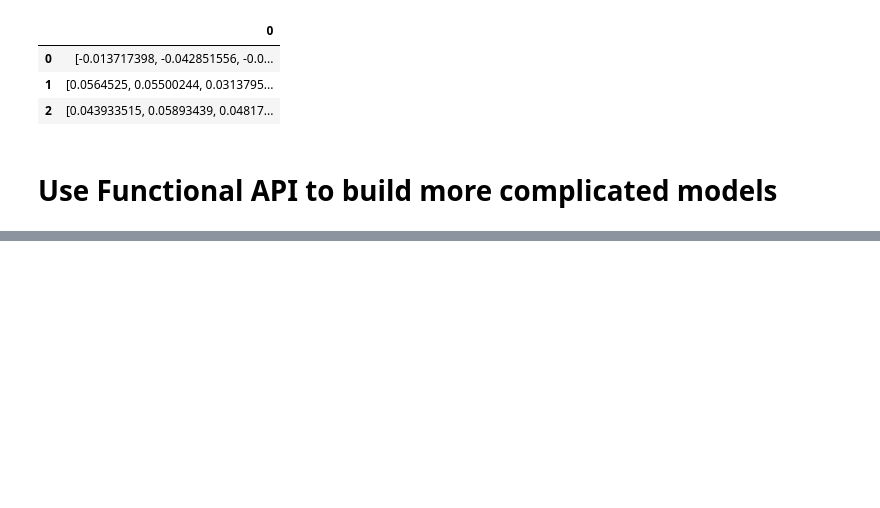
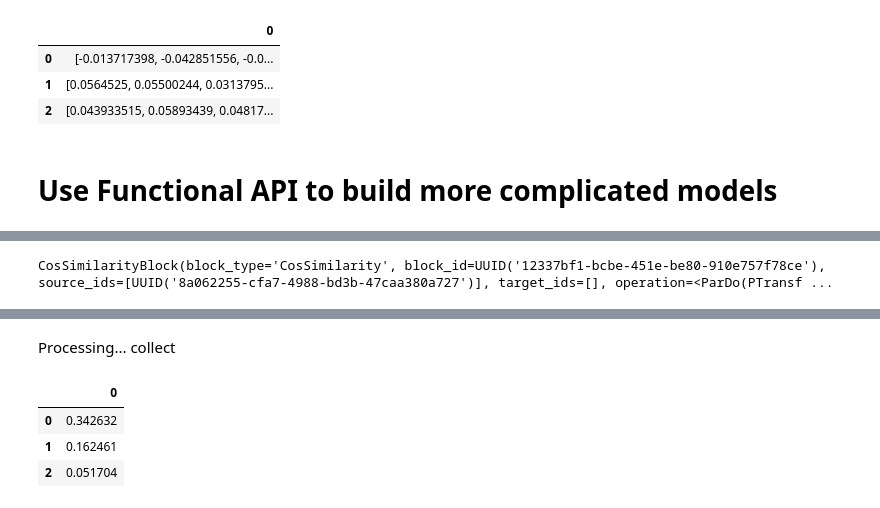
Before and after one commit to liferoad/pydf, a Jupyter notebook: notebooks/blocks_101.ipynb, the cells around one changed output, grey strips where cells are left out. Drawn from its saved outputs; the diff is of its cells as text; code cells hidden in the pictures; blank space fills up the shorter version.

Commit message:
sim block

```diff
--- a/notebooks/blocks_101.ipynb
+++ b/notebooks/blocks_101.ipynb
@@ -130,0 +125,2 @@ embed_2 = blocks.SentenceEmbeddingBlock()([create_2])
+# %%
+cross = blocks.CrossJoinBlock()([embed_1, embed_2])
@@ -131,3 +131,9 @@ embed_2 = blocks.SentenceEmbeddingBlock()([create_2])
+# %%
+sim = blocks.CosSimilarityBlock()(cross)
+# %%
+sim
+# %% [output]
+CosSimilarityBlock(block_type='CosSimilarity', block_id=UUID('12337bf1-bcbe-451e-be80-910e757f78ce'), source_ids=[UUID('8a062255-cfa7-4988-bd3b-47caa380a727')], target_ids=[], operation=<ParDo(PTransf ...
 # %%
 model_1 = blocks.BlockAssembler([create_1, create_2])
 # %%
@@ -146,3 +152,11 @@ To disable this warning, you can either:
         - Avoid using `tokenizers` before the fork if possible
         - Explicitly set the environment variable TOKENIZERS_PARALLELISM=(true | false)
 [interactive output not drawn]
+# %%
+model_1.block_data(sim)
+# %% [output]
+Processing... collect
+|  | 0 |
+| 0 | 0.342632 |
+| 1 | 0.162461 |
+| 2 | 0.051704 |
```
Also changed, not shown: parts of 12 cells of this notebook, 1 other file.
